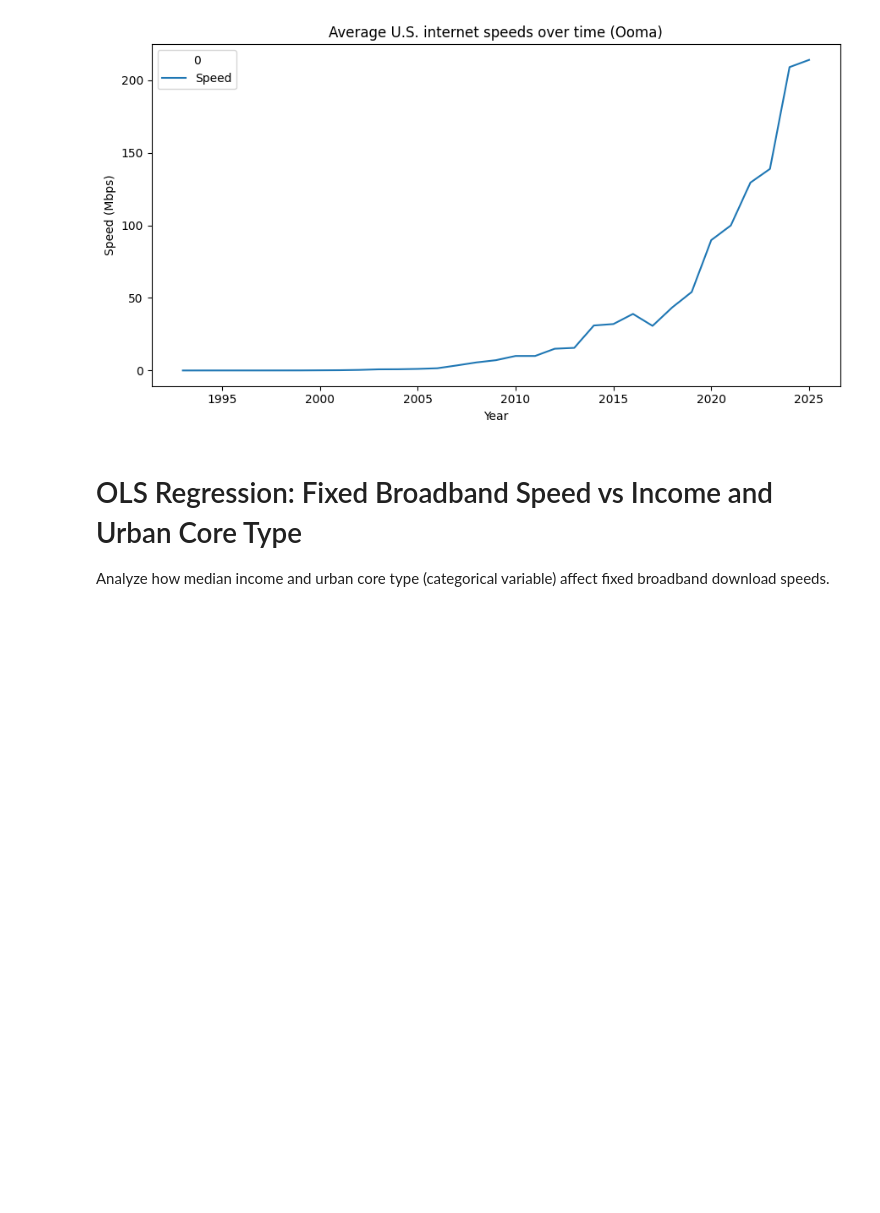
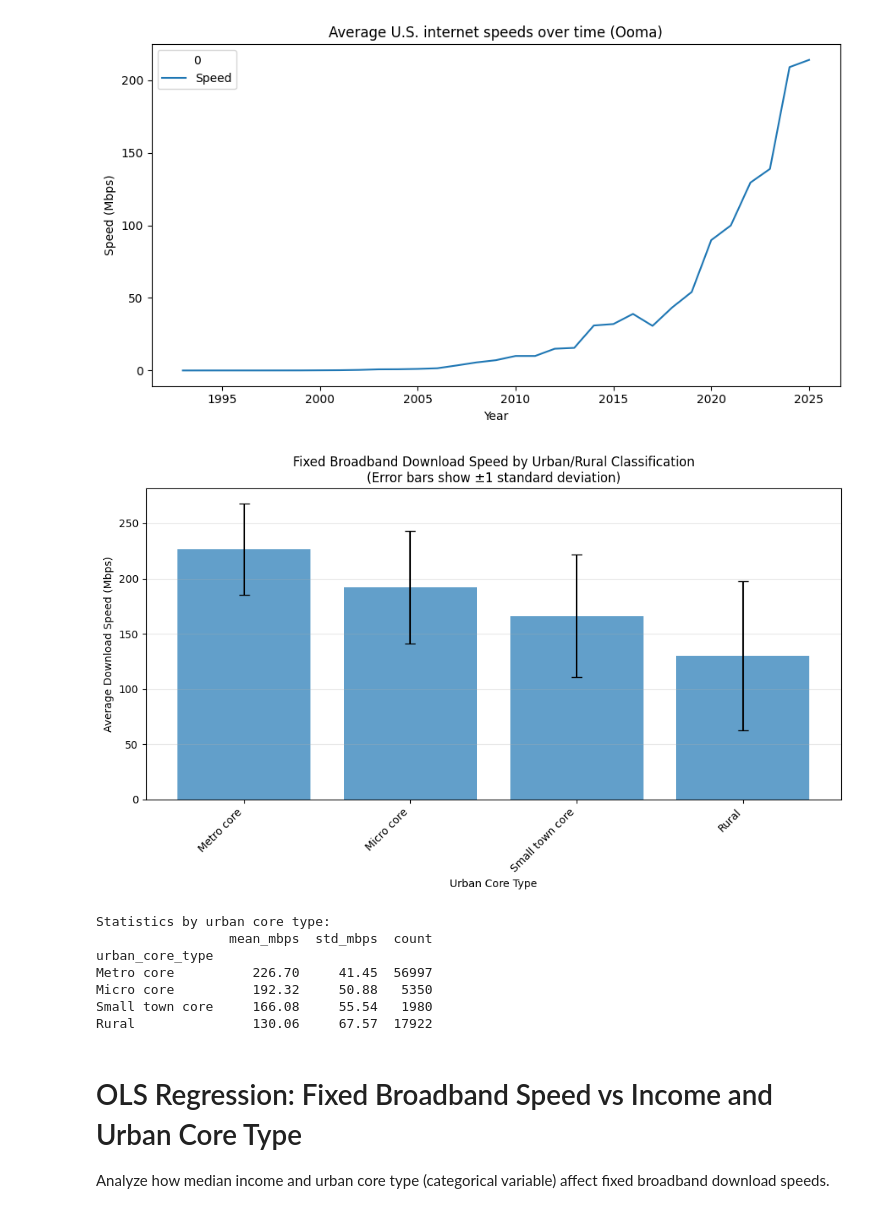
Before and after one commit to maxbusboom/WirelessIncome, a Jupyter notebook: notebooks/maxbusboom/new/04_ols.ipynb, the cells around one changed output. Cells and saved outputs as stored; diff of their text form; code cells hidden in the pictures; blank space fills up the shorter version.

Commit message:
Added bar chart.

```diff
--- a/notebooks/maxbusboom/new/04_ols.ipynb
+++ b/notebooks/maxbusboom/new/04_ols.ipynb
@@ -292,6 +290,54 @@ ax.set_title('Average U.S. internet speeds over time (Ooma)')
 plt.tight_layout()
 # %% [output]
 [figure]
+# %%
+# Bar chart with error bars for fixed broadband speed by urban core type
+fig, ax = plt.subplots(figsize=(10, 6))
+
+# Calculate mean and standard deviation for each urban core type
+urban_stats = df.groupby("urban_core_type")["avg_d_kbps_fixed"].agg(
+    ["mean", "std", "count"]
+)
+urban_stats = urban_stats.sort_values("mean", ascending=False)
+
+# Convert to Mbps for readability
+urban_stats["mean_mbps"] = urban_stats["mean"] / 1000
+urban_stats["std_mbps"] = urban_stats["std"] / 1000
+
+# Create bar chart
+bars = ax.bar(
+    range(len(urban_stats)),
+    urban_stats["mean_mbps"],
+    yerr=urban_stats["std_mbps"],
+    capsize=5,
+    alpha=0.7,
+)
+
+# Customize
+ax.set_xticks(range(len(urban_stats)))
+ax.set_xticklabels(urban_stats.index, rotation=45, ha="right")
+ax.set_ylabel("Average Download Speed (Mbps)")
+ax.set_xlabel("Urban Core Type")
+ax.set_title(
+    "Fixed Broadband Download Speed by Urban/Rural Classification\n(Error bars show ±1 standard deviation)"
+)
+ax.grid(axis="y", alpha=0.3)
+
+plt.tight_layout()
+plt.show()
+
+# Display the statistics
+print("Statistics by urban core type:")
+print(urban_stats[["mean_mbps", "std_mbps", "count"]].round(2))
+# %% [output]
+[figure, added]
+Statistics by urban core type:
+                 mean_mbps  std_mbps  count
+urban_core_type
+Metro core          226.70     41.45  56997
+Micro core          192.32     50.88   5350
+Small town core     166.08     55.54   1980
+Rural               130.06     67.57  17922
 # %% [markdown]
 # OLS Regression: Fixed Broadband Speed vs Income and Urban Core Type
 
```
Also changed, not shown: parts of 5 cells of this notebook.
